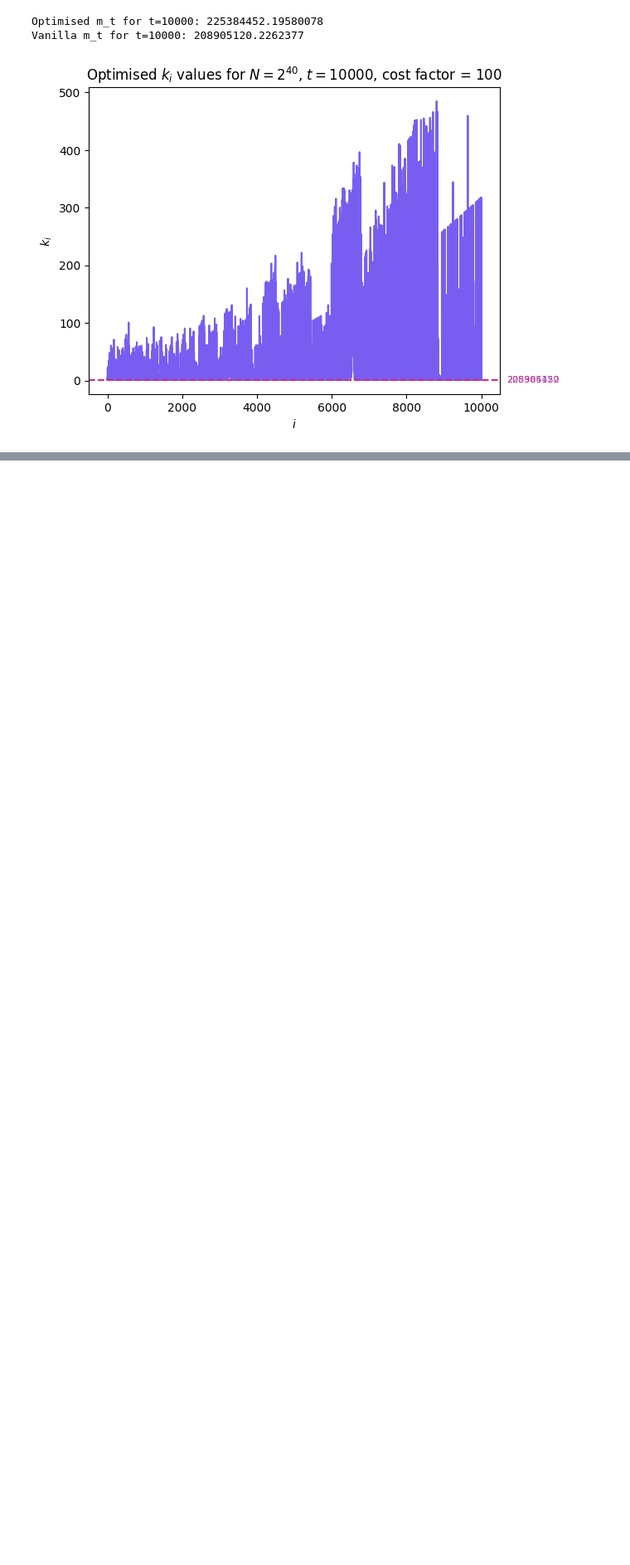
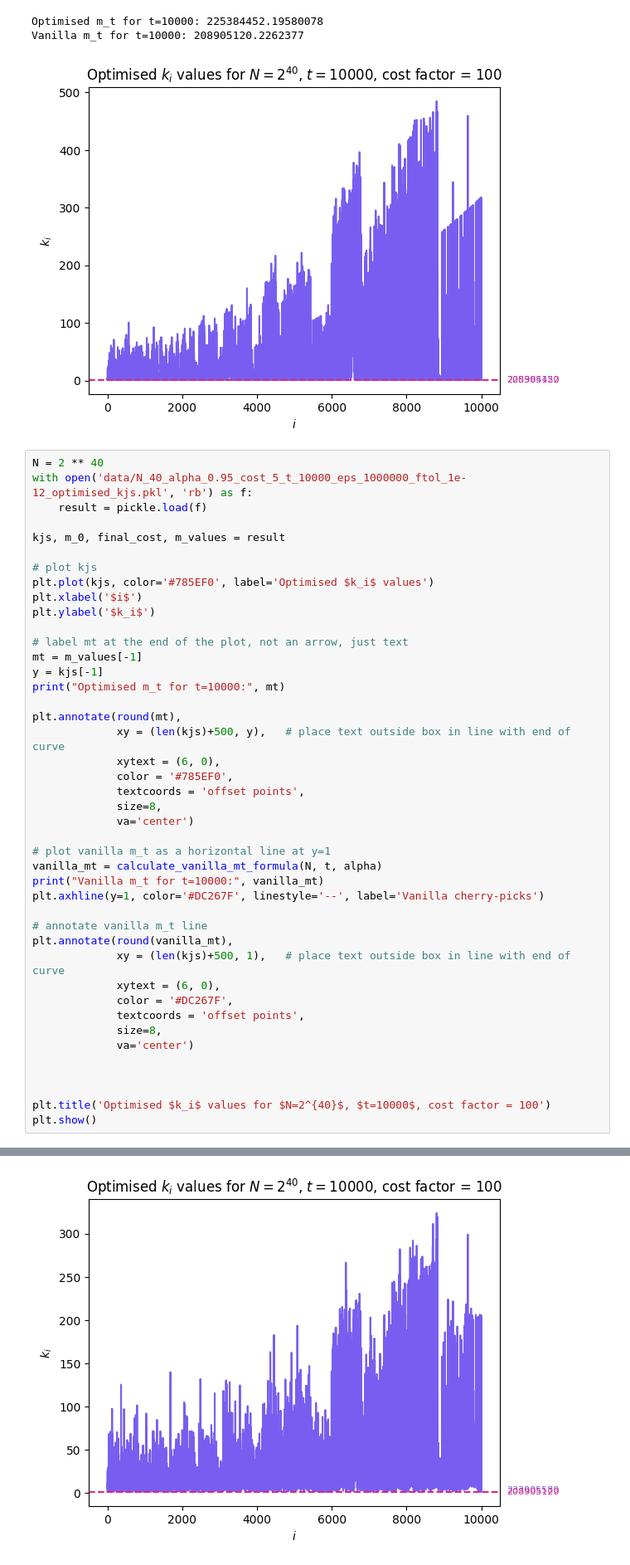
Before and after one commit to mahfuzahf/cherry-picking-reduction-functions, a Jupyter notebook: plots/higher_costs/N_16/estimating-k-curve/plot_other_cost_curves.ipynb, the cells around one changed output, grey strips where cells are left out. Shown at 83% size. Saved outputs shown, nothing was run; the diff lists cells and outputs as text; blank space fills up the shorter version.

```diff
--- a/plots/higher_costs/N_16/estimating-k-curve/plot_other_cost_curves.ipynb
+++ b/plots/higher_costs/N_16/estimating-k-curve/plot_other_cost_curves.ipynb
@@ -635,3 +635,47 @@ plt.show()
 Optimised m_t for t=10000: 225384452.19580078
 Vanilla m_t for t=10000: 208905120.2262377
 [figure]
+# %%
+N = 2 ** 40
+with open('data/N_40_alpha_0.95_cost_5_t_10000_eps_1000000_ftol_1e-12_optimised_kjs.pkl', 'rb') as f:
+    result = pickle.load(f)
+
+kjs, m_0, final_cost, m_values = result
+
+# plot kjs
+plt.plot(kjs, color='#785EF0', label='Optimised $k_i$ values')
+plt.xlabel('$i$')
+plt.ylabel('$k_i$')
+
+# label mt at the end of the plot, not an arrow, just text
+mt = m_values[-1]
+y = kjs[-1]
+print("Optimised m_t for t=10000:", mt)
+
+plt.annotate(round(mt),
+             xy = (len(kjs)+500, y),   # place text outside box in line with end of curve
+             xytext = (6, 0),
+             color = '#785EF0',
+             textcoords = 'offset points',
+             size=8,
+             va='center')
+
+# plot vanilla m_t as a horizontal line at y=1
+vanilla_mt = calculate_vanilla_mt_formula(N, t, alpha)
+print("Vanilla m_t for t=10000:", vanilla_mt)
+plt.axhline(y=1, color='#DC267F', linestyle='--', label='Vanilla cherry-picks')
+
+# annotate vanilla m_t line
+plt.annotate(round(vanilla_mt),
+             xy = (len(kjs)+500, 1),   # place text outside box in line with end of curve
+             xytext = (6, 0),
+             color = '#DC267F',
+             textcoords = 'offset points',
+             size=8,
+             va='center')
+
+
+
+plt.title('Optimised $k_i$ values for $N=2^{40}$, $t=10000$, cost factor = 100')
+plt.show()
+# %% [output]
@@ -637,0 +684 @@ Vanilla m_t for t=10000: 208905120.2262377
+[figure, added]
```
Also changed, not shown: parts of 1 cell of this notebook, 15 other files.
